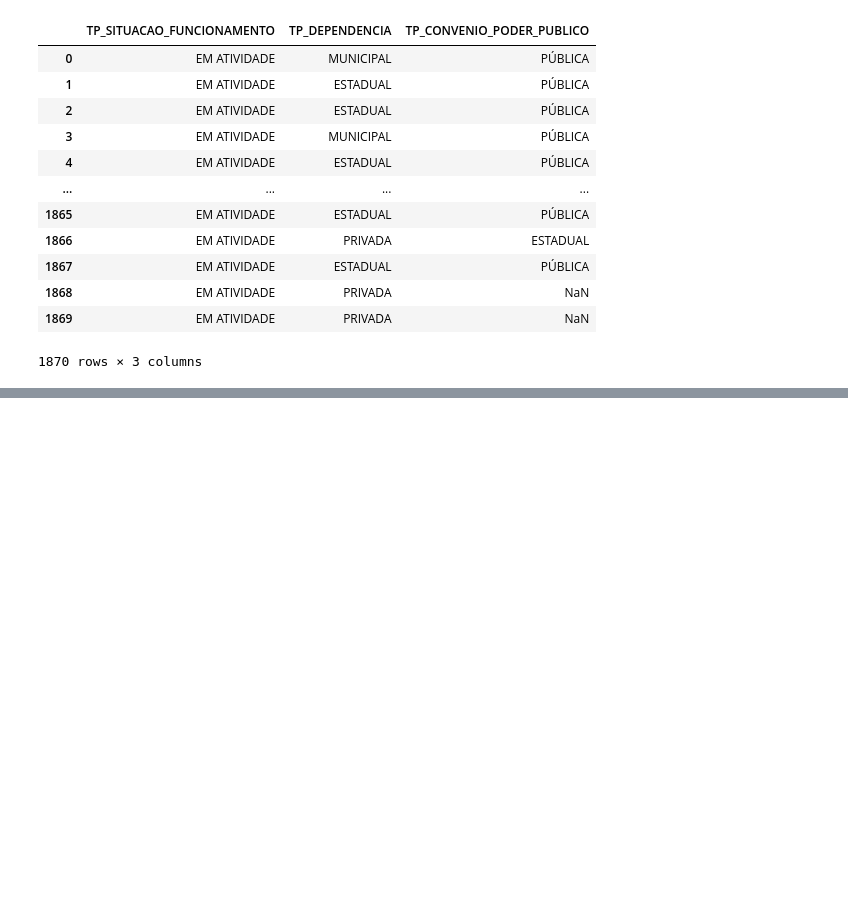
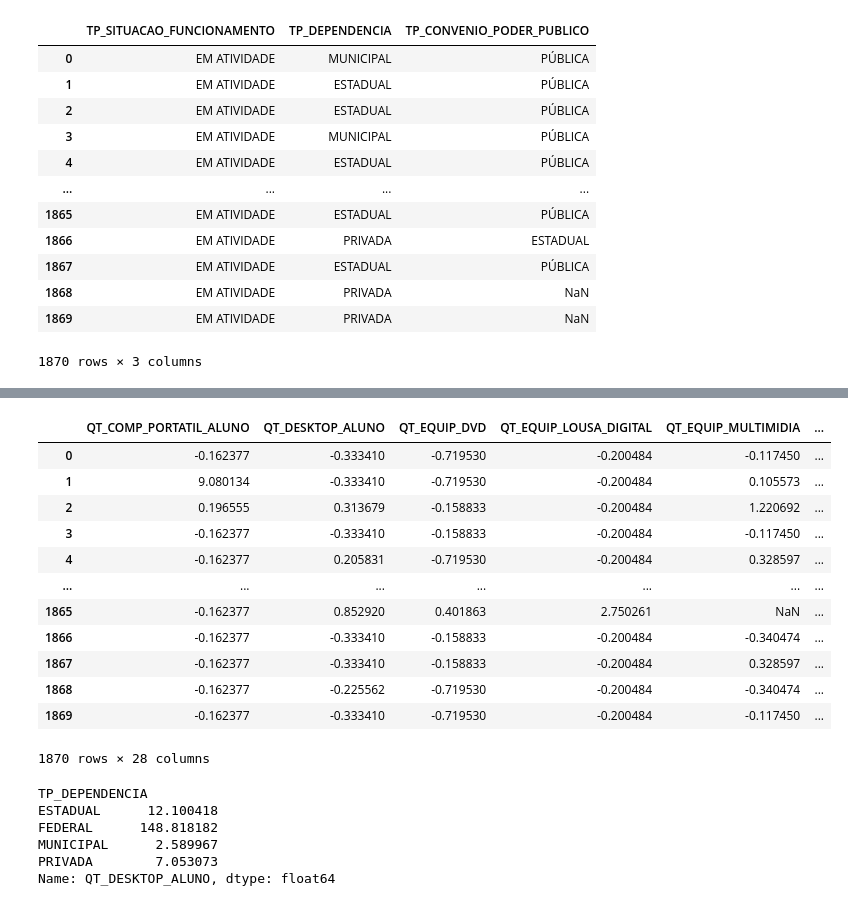
Before and after one commit to wendellbarcelos/Ciencia-de-dados-2022, a Jupyter notebook: Ciencia_de_dados_2022_exercicios.ipynb, the cells around one changed output, grey strips where cells are left out. Saved outputs shown, nothing was run; the diff lists cells and outputs as text; code cells hidden in the pictures; blank space fills up the shorter version.

```diff
--- a/Ciencia_de_dados_2022_exercicios.ipynb
+++ b/Ciencia_de_dados_2022_exercicios.ipynb
@@ -3346,0 +3458,31 @@ df_escola[['TP_SITUACAO_FUNCIONAMENTO', 'TP_DEPENDENCIA', 'TP_CONVENIO_PODER_PUB
+# %%
+### Vetorização
+## Ex: Realize uma transformação por normalização padrão para as colunas do tipo QT, apenas para as colunas que tem algum dado disponível
+df_escola[[c for c in df_escola.columns if c.startswith("QT_")]].dropna(how="all", axis="columns").apply(lambda x: (x - x.mean()) / x.std())
+# %% [output]
+|  | QT_COMP_PORTATIL_ALUNO | QT_DESKTOP_ALUNO | QT_EQUIP_DVD | QT_EQUIP_LOUSA_DIGITAL | QT_EQUIP_MULTIMIDIA | ... |
+| 0 | -0.162377 | -0.333410 | -0.719530 | -0.200484 | -0.117450 | ... |
+| 1 | 9.080134 | -0.333410 | -0.719530 | -0.200484 | 0.105573 | ... |
+| 2 | 0.196555 | 0.313679 | -0.158833 | -0.200484 | 1.220692 | ... |
+| 3 | -0.162377 | -0.333410 | -0.158833 | -0.200484 | -0.117450 | ... |
+| 4 | -0.162377 | 0.205831 | -0.719530 | -0.200484 | 0.328597 | ... |
+| ... | ... | ... | ... | ... | ... | ... |
+| 1865 | -0.162377 | 0.852920 | 0.401863 | 2.750261 | NaN | ... |
+| 1866 | -0.162377 | -0.333410 | -0.158833 | -0.200484 | -0.340474 | ... |
+| 1867 | -0.162377 | -0.333410 | -0.158833 | -0.200484 | 0.328597 | ... |
+| 1868 | -0.162377 | -0.225562 | -0.719530 | -0.200484 | -0.340474 | ... |
+| 1869 | -0.162377 | -0.333410 | -0.719530 | -0.200484 | -0.117450 | ... |
+1870 rows × 28 columns
+# %%
+### Agrupamento - Groupby
+# Um dos principais calculos que nós temos que realizar em bases de dados é a de agrupar informações. Por exemplo, suponhamos que queiramos saber quantos
+# desktops de aluno cada escola tem em média de acordo com a depêndencia administrativa, como poderíamos fazer isso sem filtrar múltiplas vezes o dataset?
+
+df_escola.groupby(['TP_DEPENDENCIA'])['QT_DESKTOP_ALUNO'].mean()
+# %% [output]
+TP_DEPENDENCIA
+ESTADUAL      12.100418
+FEDERAL      148.818182
+MUNICIPAL      2.589967
+PRIVADA        7.053073
+Name: QT_DESKTOP_ALUNO, dtype: float64
```
Also changed, not shown: parts of 20 cells of this notebook.
